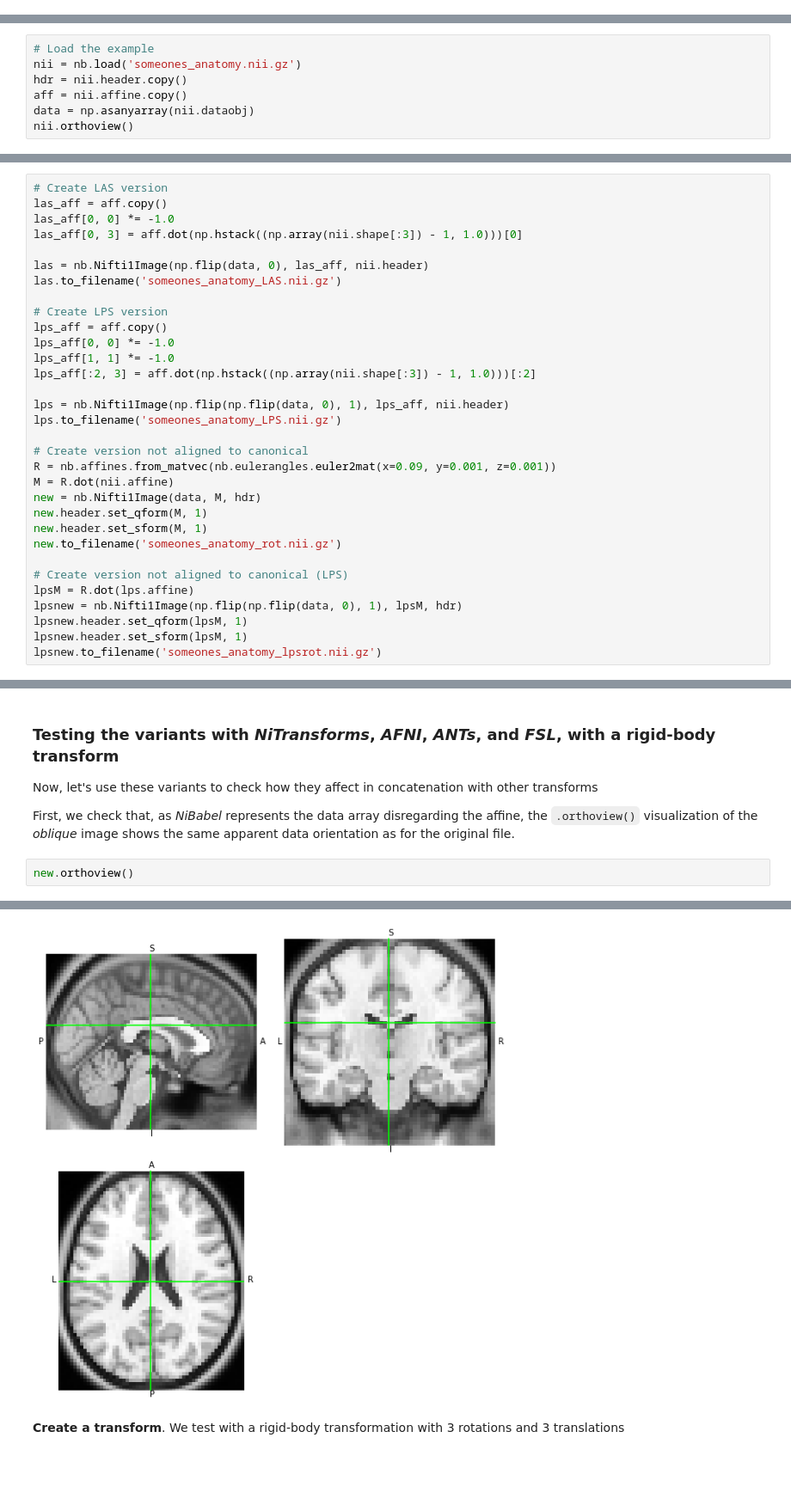
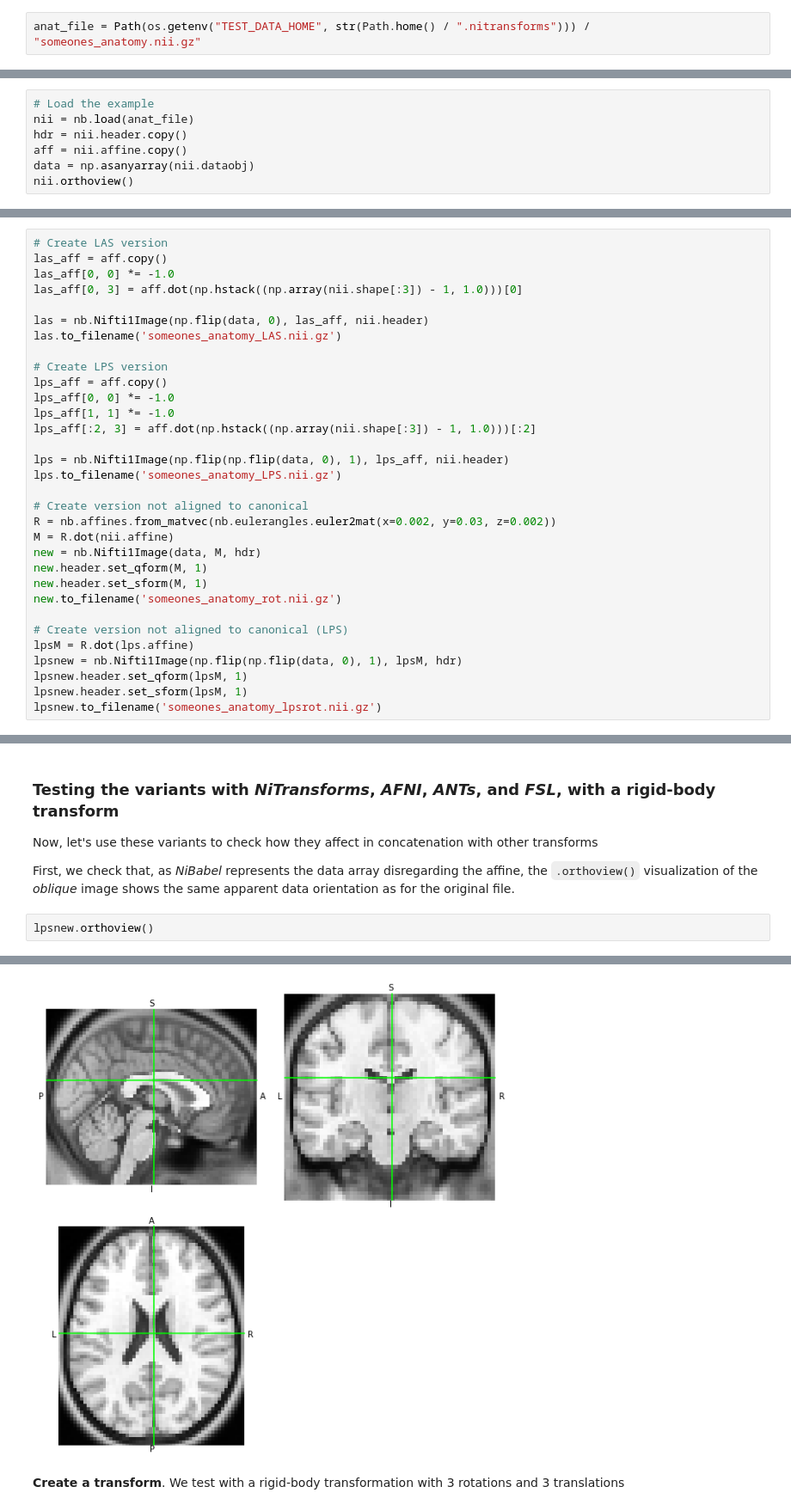
Before and after one commit to nipy/nitransforms, a Jupyter notebook: docs/notebooks/01_preparing_images.ipynb, the cells around one changed output, grey strips where cells are left out. Shown: that part at 86% size. Drawn from its saved outputs; the diff is of its cells as text; blank space fills up the shorter version.

```diff
--- a/docs/notebooks/01_preparing_images.ipynb
+++ b/docs/notebooks/01_preparing_images.ipynb
@@ -41,9 +26,11 @@ someones_anatomy.ni 100%[===================>] 186.96K  --.-KB/s    in 0.007s
+# %%
+anat_file = Path(os.getenv("TEST_DATA_HOME", str(Path.home() / ".nitransforms"))) / "someones_anatomy.nii.gz"
 # %% [markdown]
 ### Load in the image
 Let's first visualize the example image, and retain some copies of the original header and affine.
 # %%
 # Load the example
-nii = nb.load('someones_anatomy.nii.gz')
+nii = nb.load(anat_file)
 hdr = nii.header.copy()
 aff = nii.affine.copy()
 data = np.asanyarray(nii.dataobj)
@@ -73,7 +60,7 @@ lps = nb.Nifti1Image(np.flip(np.flip(data, 0), 1), lps_aff, nii.header)
 lps.to_filename('someones_anatomy_LPS.nii.gz')
 
 # Create version not aligned to canonical
-R = nb.affines.from_matvec(nb.eulerangles.euler2mat(x=0.09, y=0.001, z=0.001))
+R = nb.affines.from_matvec(nb.eulerangles.euler2mat(x=0.002, y=0.03, z=0.002))
 M = R.dot(nii.affine)
 new = nb.Nifti1Image(data, M, hdr)
 new.header.set_qform(M, 1)
@@ -127,5 +128,5 @@ Now, let's use these variants to check how they affect in concatenation with oth
 
 First, we check that, as *NiBabel* represents the data array disregarding the affine, the `.orthoview()` visualization of the *oblique* image shows the same apparent data orientation as for the original file.
 # %%
-new.orthoview()
+lpsnew.orthoview()
 # %% [output]
@@ -133,4 +134,4 @@ new.orthoview()
-[figure, old version]
+[figure, new version]
 # %% [markdown]
 **Create a transform**. We test with a rigid-body transformation with 3 rotations and 3 translations
 # %%
```
Also changed, not shown: parts of 16 cells of this notebook, 2 other files.
